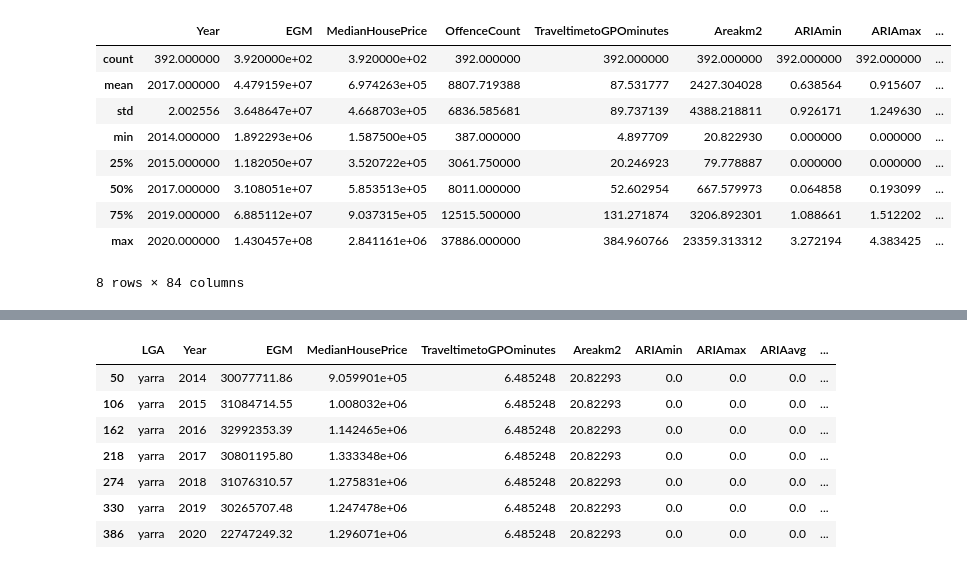
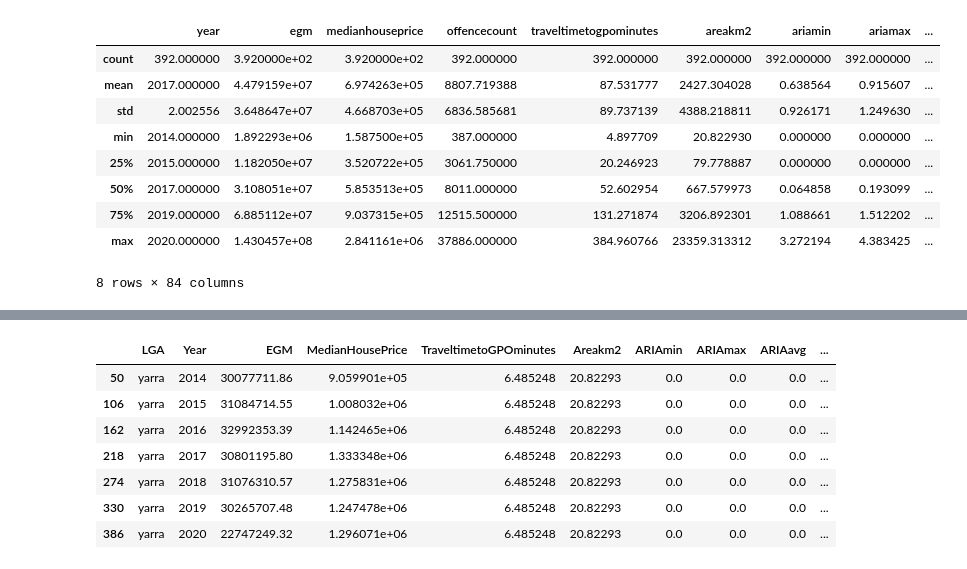
Before and after one commit to khangluong2004/COMP20008_Assignment2, a Jupyter notebook: terry/model.ipynb, the cells around one changed output, grey strips where cells are left out. Saved outputs shown, nothing was run; the diff lists cells and outputs as text; code cells hidden in the pictures.

```diff
--- a/terry/model.ipynb
+++ b/terry/model.ipynb
@@ -7,17 +7,20 @@ import sklearn
 # %%
 data = pd.read_csv('./final.csv', index_col=0)
 data['crime'] = data['Rate per 100,000 population']
 data = data.drop(columns=['Rate per 100,000 population'])
 
 def normalize(col):
     col = ''.join(col.split())
     col = ''.join(e for e in col if e.isalnum())
-    return col.replace(',','_')
+    out: str = col.replace(',','_').lower()
+    if out[0].isdigit():
+        out = '_' + out
+    return out
 
 data.rename(columns=normalize, inplace=True)
 data.describe()
 # %% [output]
-|  | Year | EGM | MedianHousePrice | OffenceCount | TraveltimetoGPOminutes | Areakm2 | ARIAmin | ARIAmax | ... |
+|  | year | egm | medianhouseprice | offencecount | traveltimetogpominutes | areakm2 | ariamin | ariamax | ... |
 | count | 392.000000 | 3.920000e+02 | 3.920000e+02 | 392.000000 | 392.000000 | 392.000000 | 392.000000 | 392.000000 | ... |
 | mean | 2017.000000 | 4.479159e+07 | 6.974263e+05 | 8807.719388 | 87.531777 | 2427.304028 | 0.638564 | 0.915607 | ... |
 | std | 2.002556 | 3.648647e+07 | 4.668703e+05 | 6836.585681 | 89.737139 | 4388.218811 | 0.926171 | 1.249630 | ... |
```
Also changed, not shown: parts of 6 cells of this notebook, 1 other file.
